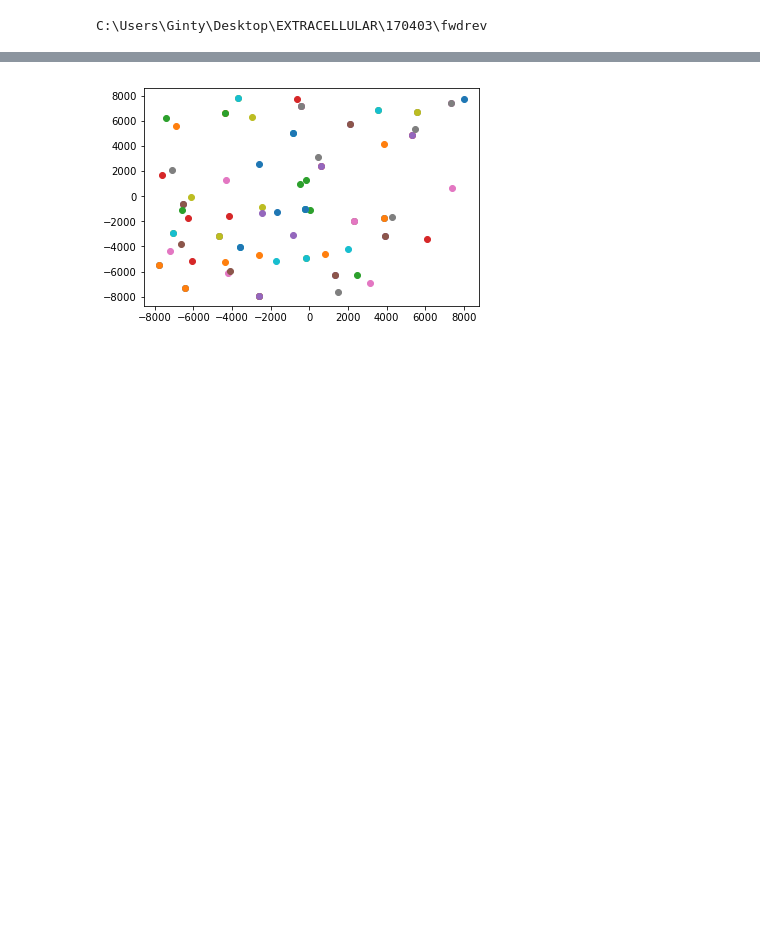
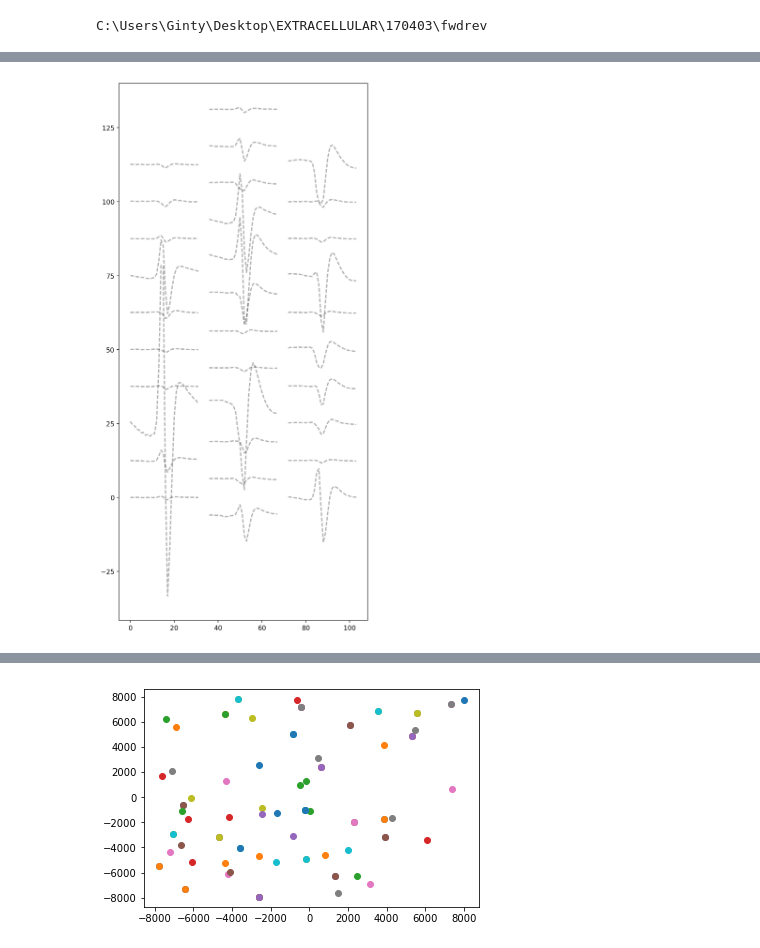
Before and after one commit to peltonen/kwik-tools, a Jupyter notebook: KwikFileRasters.ipynb, the cells around one changed output, grey strips where cells are left out. Saved outputs shown, nothing was run; the diff lists cells and outputs as text; code cells hidden in the pictures; blank space fills up the shorter version.

```diff
--- a/KwikFileRasters.ipynb
+++ b/KwikFileRasters.ipynb
@@ -78 +184,5 @@ for c_num in great:
+# %%
+plot_cluster_waveforms(model, goodSub120[5], 20, True)
+# %% [output]
+[figure, added]
 # %%
```
Also changed, not shown: parts of 37 cells of this notebook, 4 other files.
